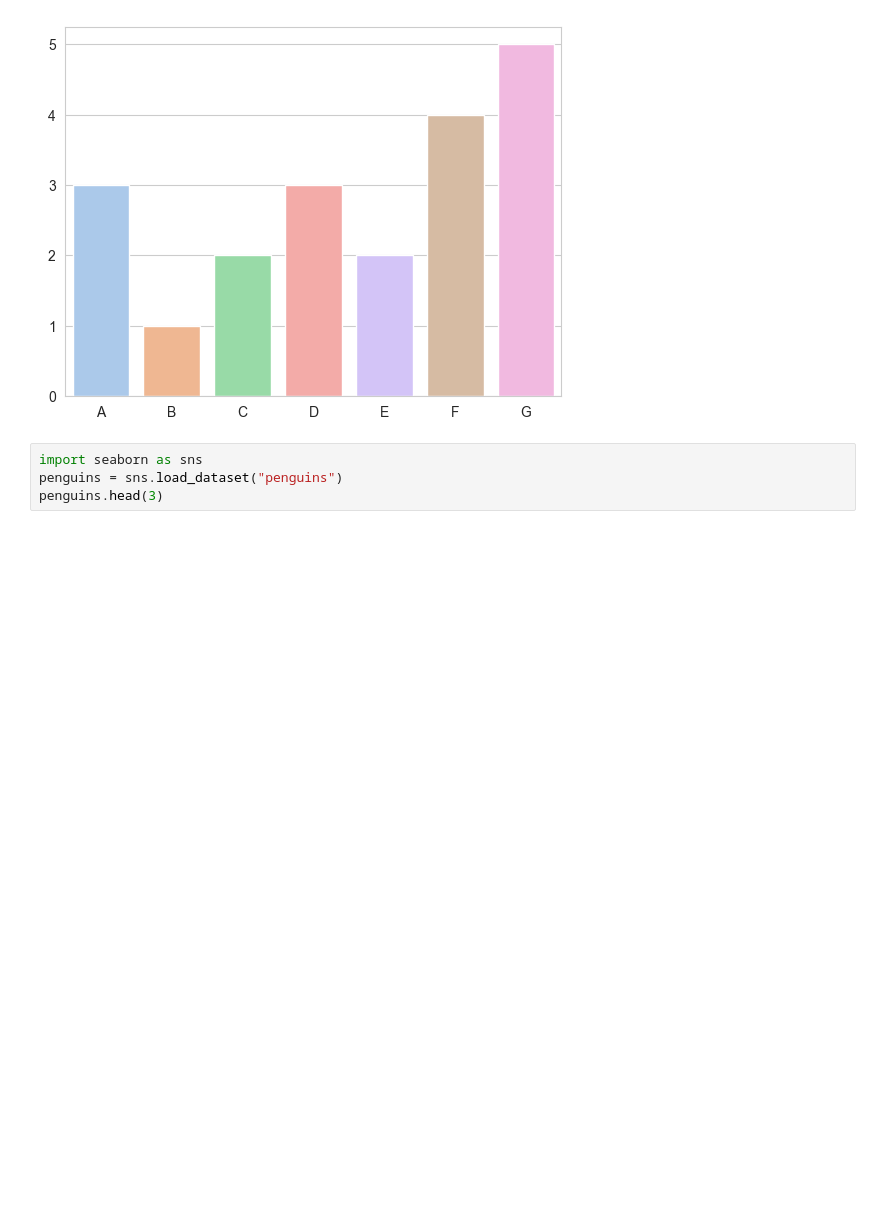
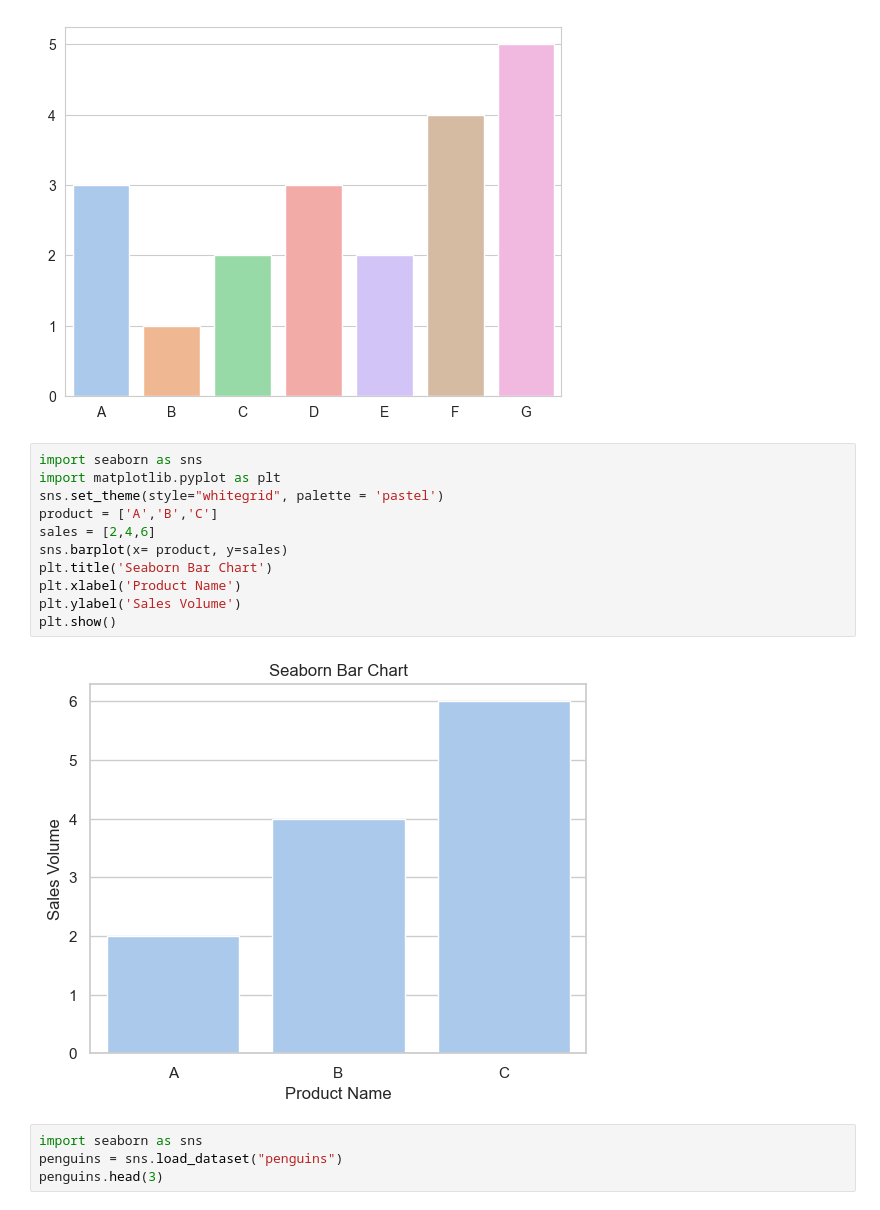
Before and after one commit to bofafa/ERB_CT298, a Jupyter notebook: 11-Seaborn/11-Seaborn-Part1.ipynb, the cells around one changed output. Cells and saved outputs as stored; diff of their text form; blank space fills up the shorter version.

```diff
--- a/11-Seaborn/11-Seaborn-Part1.ipynb
+++ b/11-Seaborn/11-Seaborn-Part1.ipynb
@@ -18,6 +18,19 @@ sns.barplot(x= category, y= data, palette="pastel", hue=category) # palette ：
 plt.show()
 # %% [output]
 [figure]
+# %%
+import seaborn as sns
+import matplotlib.pyplot as plt
+sns.set_theme(style="whitegrid", palette = 'pastel')
+product = ['A','B','C']
+sales = [2,4,6]
+sns.barplot(x= product, y=sales)
+plt.title('Seaborn Bar Chart')
+plt.xlabel('Product Name')
+plt.ylabel('Sales Volume')
+plt.show()
+# %% [output]
+[figure, added]
 # %%
 import seaborn as sns
 penguins = sns.load_dataset("penguins")
```
Also changed, not shown: 46 other files.
